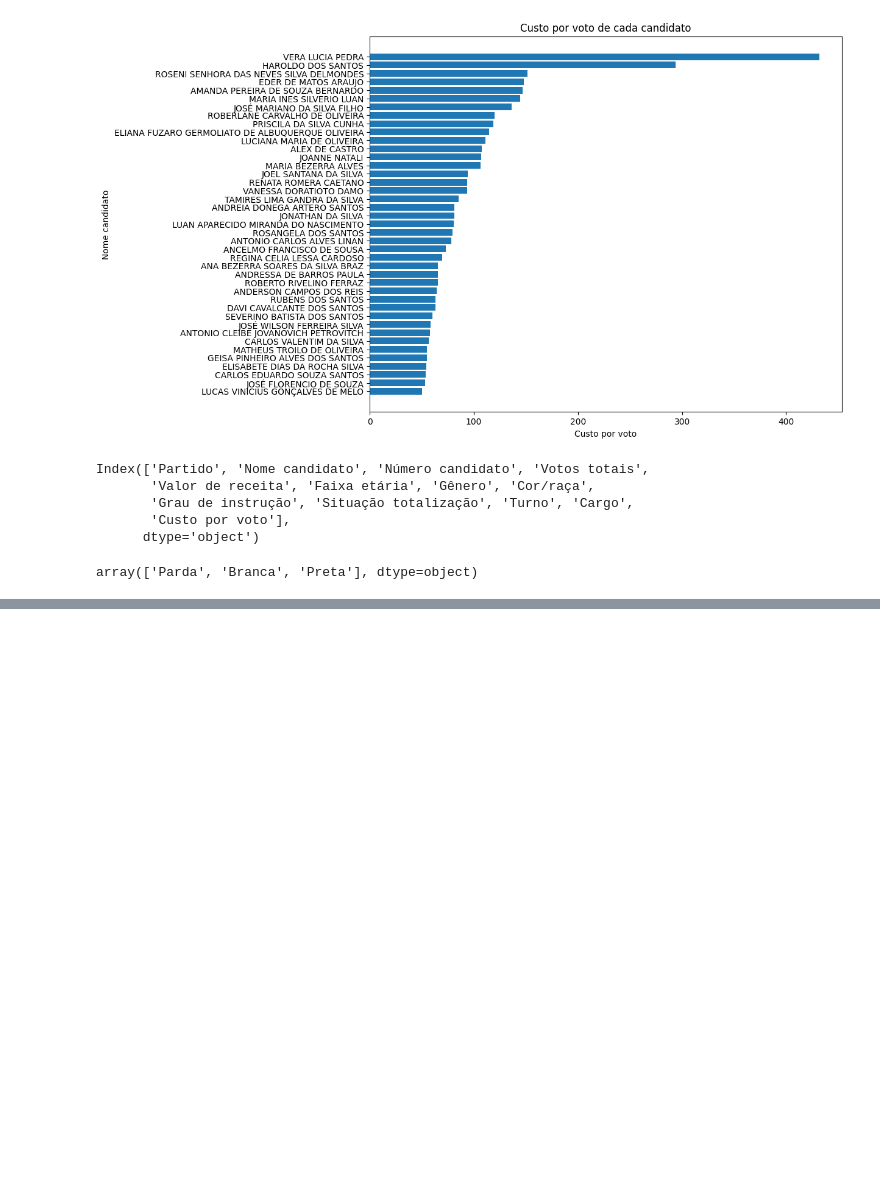
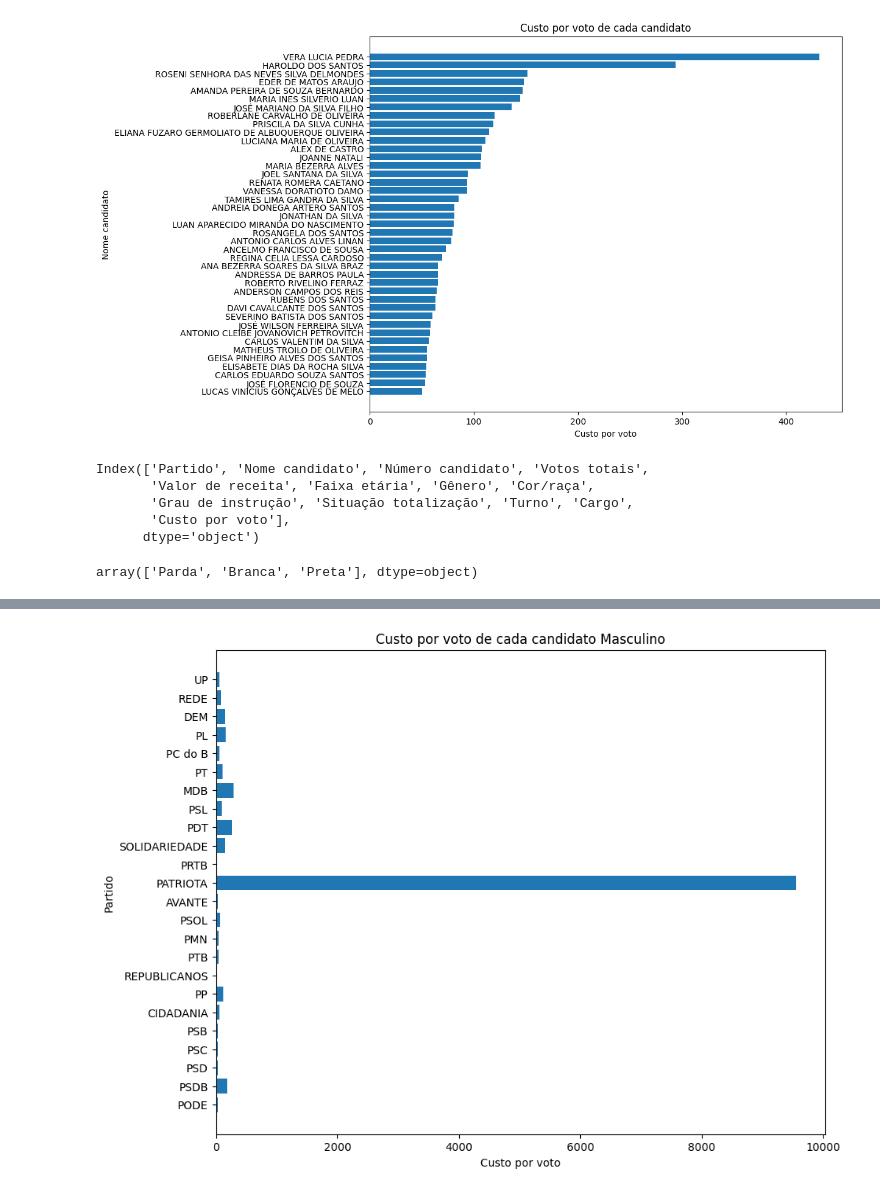
Before and after one commit to wesleyclzns/eleicao-2020, a Jupyter notebook: analise.ipynb, the cells around one changed output, grey strips where cells are left out. Saved outputs shown, nothing was run; the diff lists cells and outputs as text; code cells hidden in the pictures; blank space fills up the shorter version.

```diff
--- a/analise.ipynb
+++ b/analise.ipynb
@@ -286,0 +303,12 @@ plt.show()
+# %%
+filtro = candidados['Gênero'].isin(['Masculino'])
+negros = candidados[filtro]
+
+plt.figure(figsize=(10,8))
+plt.barh(negros['Partido'], negros['Custo por voto'])
+plt.xlabel('Custo por voto')
+plt.ylabel('Partido')
+plt.title('Custo por voto de cada candidato Masculino')
+plt.show()
+# %% [output]
+[figure, added]
```
Also changed, not shown: parts of 4 cells of this notebook.
